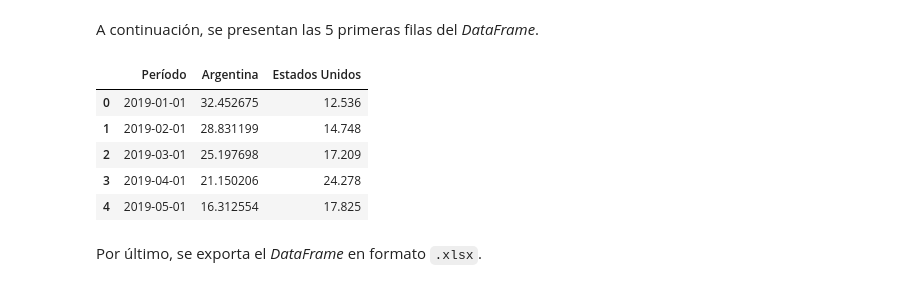
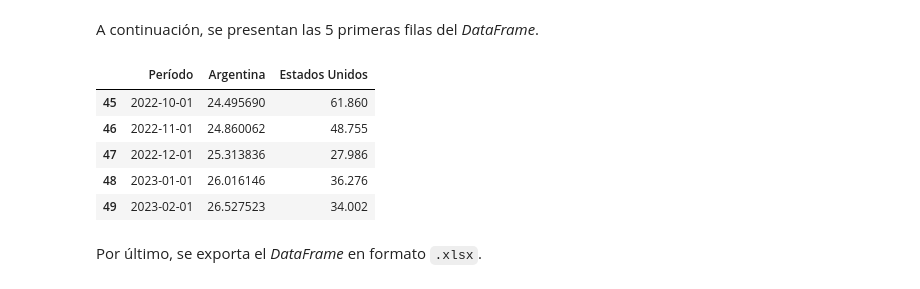
Before and after one commit to manzisebastian/Energia-UNLaM, a Jupyter notebook: PPI | Crack spread.ipynb, the cells around one changed output. Saved outputs shown, nothing was run; the diff lists cells and outputs as text; code cells hidden in the pictures.

```diff
--- a/PPI | Crack spread.ipynb
+++ b/PPI | Crack spread.ipynb
@@ -318,7 +311,12 @@ for column, value in zip(filas_a_modificar, valores_modificados):
+# %%
+for index in bioetanol[bioetanol['Período'].str.contains('partir')].index.tolist():
+  bioetanol['Período'][index] = bioetanol['Período'][index][12:]
+# %%
+bioetanol = bioetanol.drop(bioetanol[bioetanol['Período'].str.contains('vigente')].index.tolist()).reset_index(drop=True)
 # %% [markdown]
 Se convierte la columna `"Período"` en índice temporal, con el comando `pd.to_datetime()`.
 # %%
-bioetanol['Período'] = pd.to_datetime(bioetanol['Período'])
+bioetanol['Período'] = pd.to_datetime(bioetanol['Período']).apply(lambda x: x.replace(day=1))
 # %% [markdown]
 Mediante un *loop*, se eliminan distintos agregados, como asteríscos o comentarios, de las columnas de los precios, y se reemplazan las comas (`,`) por puntos (`.`) como separador de decimales.
 
@@ -702,7 +691,7 @@ incrementos_2022 = extract_incrementos(url_incrementos_2022, incrementos_2022)
 # %% [markdown]
 Dado que el valor de los incrementos del año 2023 corresponde solo al mes de enero, se explicita solamente dicho valor.
 # %%
-incrementos_2023 = [5.5]
+incrementos_2023 = [5.55, 10.02]
 # %% [markdown]
 La totalidad de los incrementos es la suma entre ambas listas.
 # %%
@@ -1810,14 +1796,14 @@ CS = CS_ARG.merge(CS_USA, on="Período")
 # %% [markdown]
 A continuación, se presentan las 5 primeras filas del *DataFrame*.
 # %%
-CS.head()
+CS.tail()
 # %% [output]
 |  | Período | Argentina | Estados Unidos |
-| 0 | 2019-01-01 | 32.452675 | 12.536 |
-| 1 | 2019-02-01 | 28.831199 | 14.748 |
-| 2 | 2019-03-01 | 25.197698 | 17.209 |
-| 3 | 2019-04-01 | 21.150206 | 24.278 |
-| 4 | 2019-05-01 | 16.312554 | 17.825 |
+| 45 | 2022-10-01 | 24.495690 | 61.860 |
+| 46 | 2022-11-01 | 24.860062 | 48.755 |
+| 47 | 2022-12-01 | 25.313836 | 27.986 |
+| 48 | 2023-01-01 | 26.016146 | 36.276 |
+| 49 | 2023-02-01 | 26.527523 | 34.002 |
 # %% [markdown]
 Por último, se exporta el *DataFrame* en formato `.xlsx`.
 # %%
```
Also changed, not shown: parts of 20 cells of this notebook.
